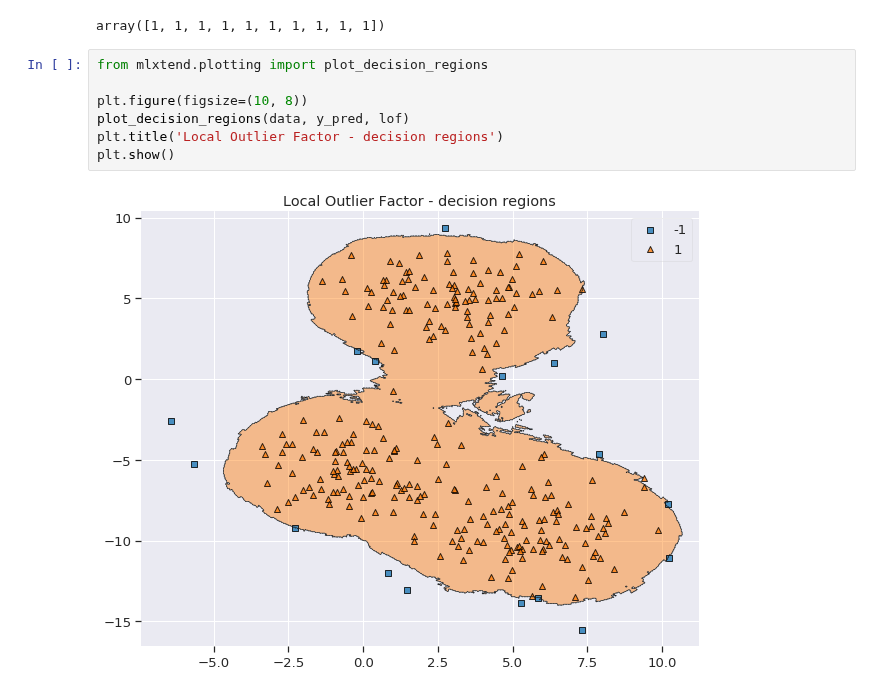
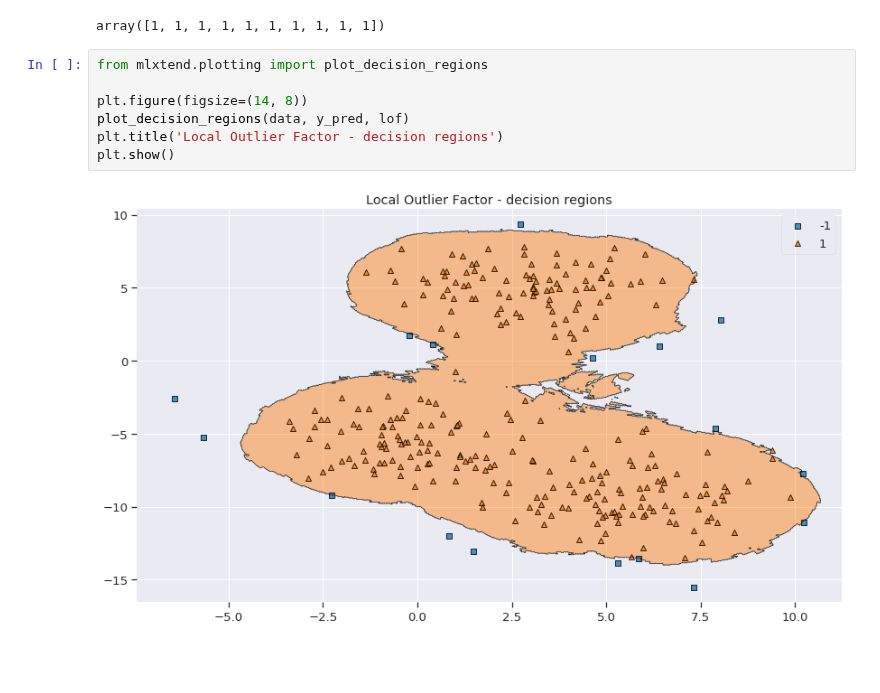
Before and after one commit to krakowiakpawel9/ml_course, a Jupyter notebook: unsupervised/04_anomaly_detection/01_local_outlier_factor.ipynb, the cells around one changed output. Drawn from its saved outputs; the diff is of its cells as text; blank space fills up the shorter version.

```diff
--- a/unsupervised/04_anomaly_detection/01_local_outlier_factor.ipynb
+++ b/unsupervised/04_anomaly_detection/01_local_outlier_factor.ipynb
@@ -136,9 +144,9 @@ array([1, 1, 1, 1, 1, 1, 1, 1, 1, 1])
 # %%
 from mlxtend.plotting import plot_decision_regions
 
-plt.figure(figsize=(10, 8))
+plt.figure(figsize=(14, 8))
 plot_decision_regions(data, y_pred, lof)
 plt.title('Local Outlier Factor - decision regions')
 plt.show()
 # %% [output]
-[figure, old version]
+[figure, new version]
```
Also changed, not shown: parts of 8 cells of this notebook.
